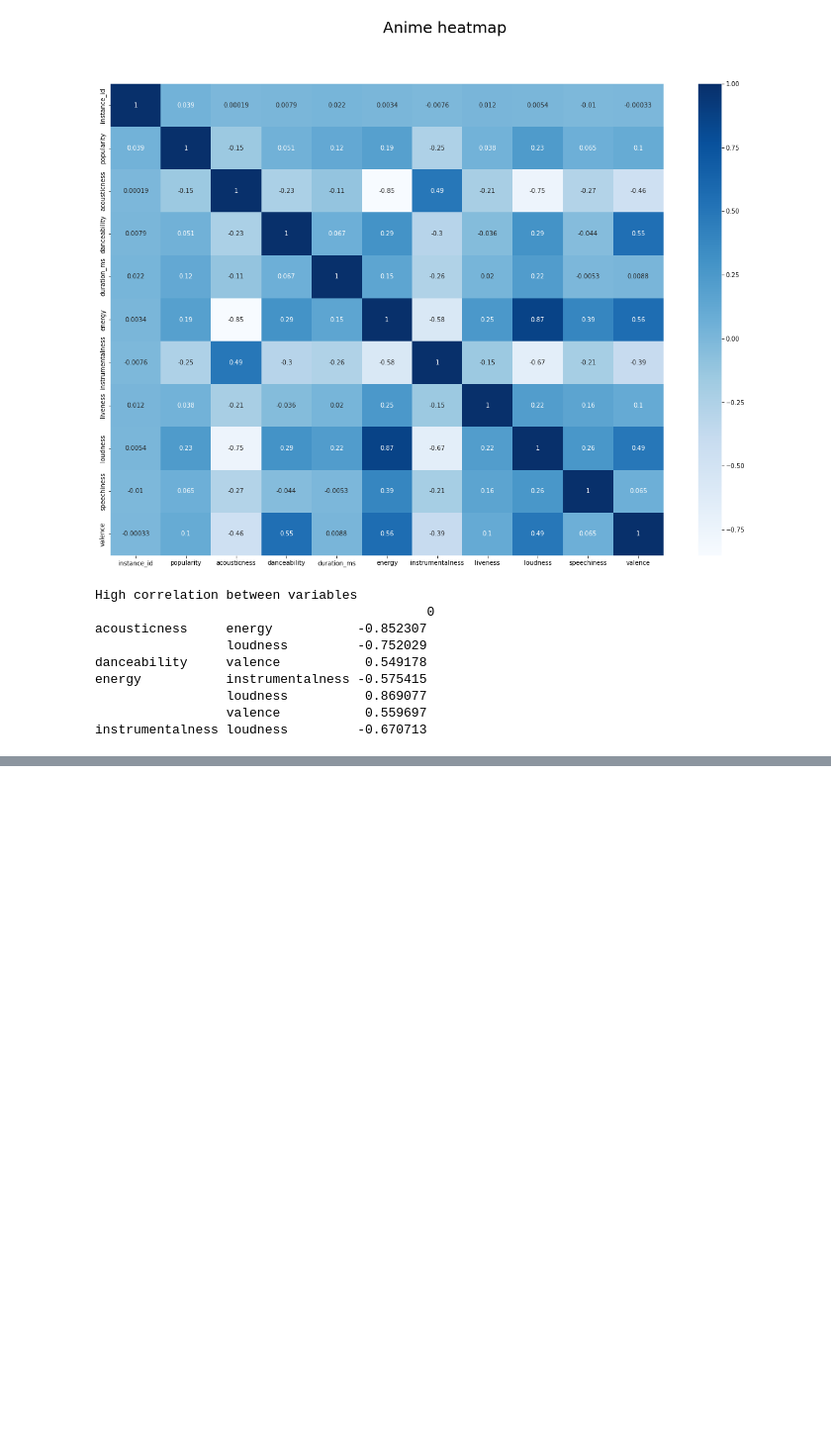
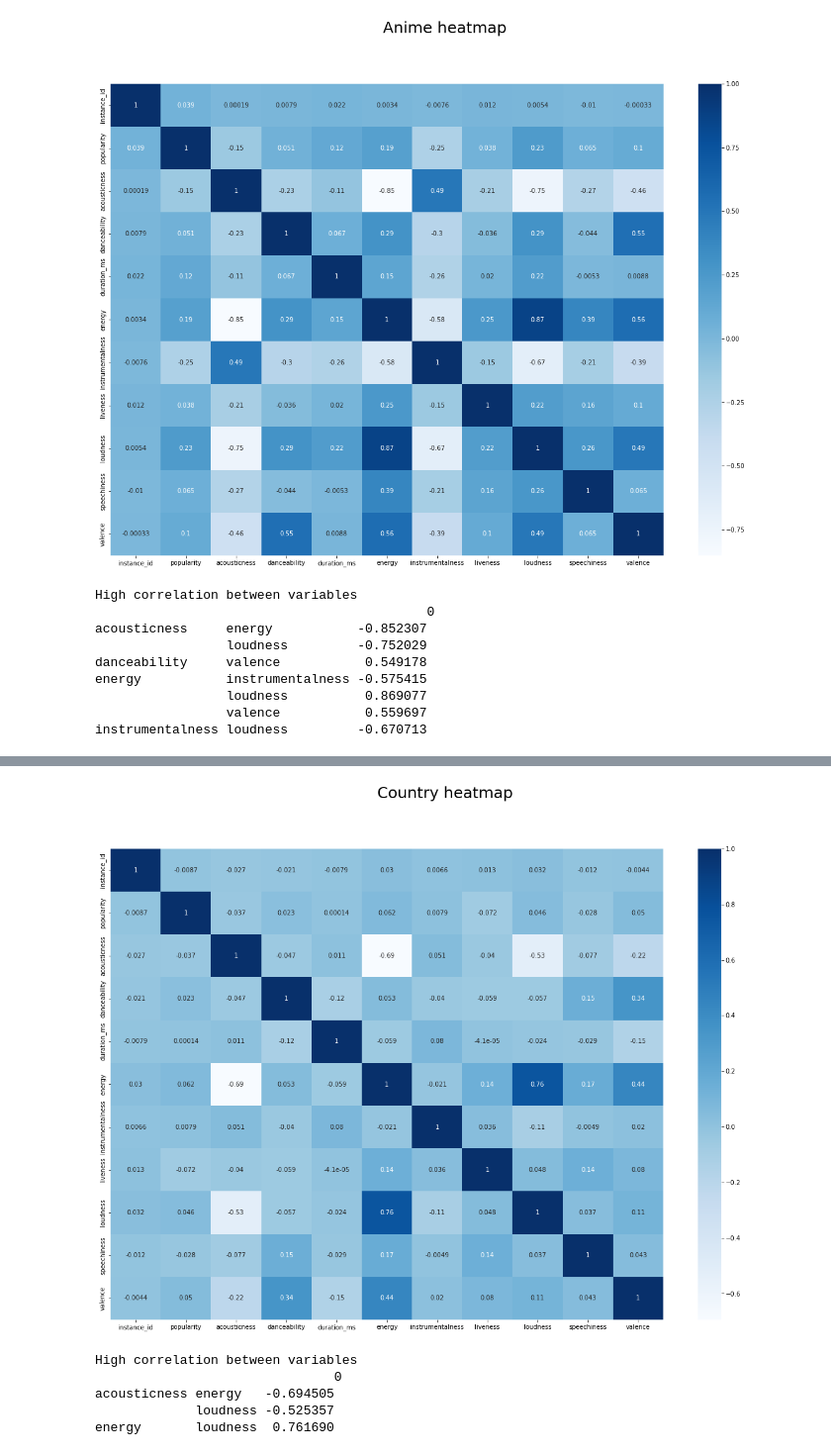
Before and after one commit to jerryzhuang0914/COMP309_Assignment3, a Jupyter notebook: Kaggle Competition.ipynb, the cells around one changed output, grey strips where cells are left out. Shown at 99% size. Drawn from its saved outputs; the diff is of its cells as text; code cells hidden in the pictures; blank space fills up the shorter version.

```diff
--- a/Kaggle Competition.ipynb
+++ b/Kaggle Competition.ipynb
@@ -99,0 +113,17 @@ instrumentalness loudness         -0.670713
+# %%
+# correlation heatmap of country dataset
+fig = plt.figure(figsize = (20,14))
+fig.suptitle("Country heatmap", fontsize=25)
+plot_heatmap(country)
+plt.show()
+
+# large correlation between variables
+country_corr = pd.DataFrame(find_high_correlation(country))
+print("High correlation between variables\n", country_corr)
+# %% [output]
+[figure, added]
+High correlation between variables
+                               0
+acousticness energy   -0.694505
+             loudness -0.525357
+energy       loudness  0.761690
```
Also changed, not shown: parts of 18 cells of this notebook.
